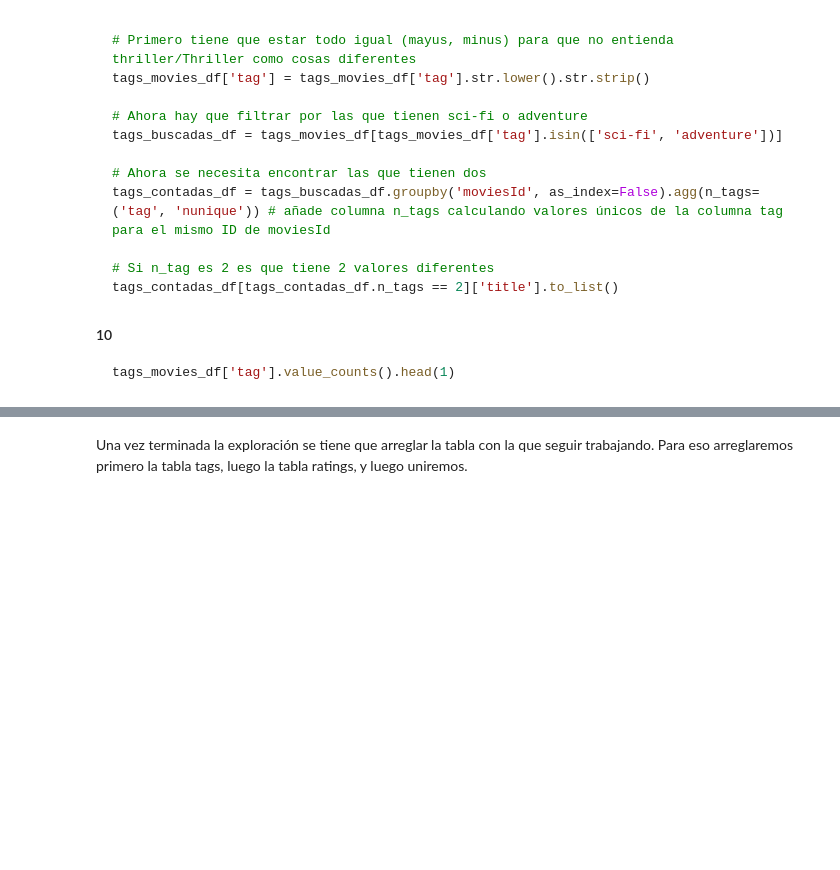
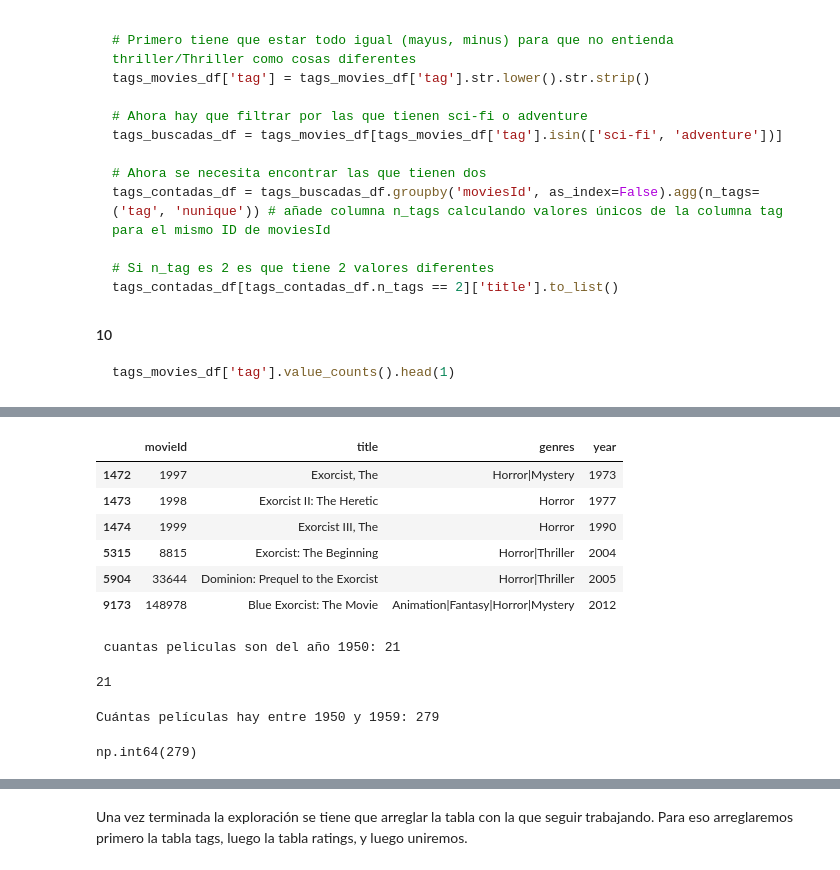
Before and after one commit to Ameisin/tc-sprint03-04-peliculas, a Jupyter notebook: Team_Challenge_sprint03_04.ipynb, the cells around one changed output, grey strips where cells are left out. Saved outputs shown, nothing was run; the diff lists cells and outputs as text; code cells hidden in the pictures; blank space fills up the shorter version.

```diff
--- a/Team_Challenge_sprint03_04.ipynb
+++ b/Team_Challenge_sprint03_04.ipynb
@@ -619,14 +662,28 @@ movies_df['title'].value_counts().nlargest(3)
 # %%
 # 5- Películas con "Exorcist" ordenadas de la más antigua a la más moderna.
-movies_df.loc[movies_df.title.str.contains("Exorcist", case=False, na=False), :].sort_values('year_from_title')
+movies_df.loc[movies_df.title.str.contains("Exorcist", case=False, na=False), :].sort_values('year')
+# %% [output]
+|  | movieId | title | genres | year |
+| 1472 | 1997 | Exorcist, The | Horror|Mystery | 1973 |
+| 1473 | 1998 | Exorcist II: The Heretic | Horror | 1977 |
+| 1474 | 1999 | Exorcist III, The | Horror | 1990 |
+| 5315 | 8815 | Exorcist: The Beginning | Horror|Thriller | 2004 |
+| 5904 | 33644 | Dominion: Prequel to the Exorcist | Horror|Thriller | 2005 |
+| 9173 | 148978 | Blue Exorcist: The Movie | Animation|Fantasy|Horror|Mystery | 2012 |
 # %%
 # 6- Cuántas con año 1950
-print(f" cuantas peliculas son del año 1950: {(movies_df["year_from_title"]==1950).sum()}")
-movies_df[movies_df.year_from_title == 1950].shape[0]
+print(f" cuantas peliculas son del año 1950: {(movies_df["year"]==1950).sum()}")
+movies_df[movies_df.year == 1950].shape[0]
+# %% [output]
+ cuantas peliculas son del año 1950: 21
+21
 # %%
 # 7- Cuántas entre 1950 y 1959 inclusive
-print(f"Cuántas películas hay entre 1950 y 1959: {((movies_df['year_from_title'] >= 1950) & (movies_df['year_from_title'] <= 1959)).sum()}")
-movies_df.year_from_title.between(1950, 1959).sum()
+print(f"Cuántas películas hay entre 1950 y 1959: {((movies_df['year'] >= 1950) & (movies_df['year'] <= 1959)).sum()}")
+movies_df.year.between(1950, 1959).sum()
+# %% [output]
+Cuántas películas hay entre 1950 y 1959: 279
+np.int64(279)
 # %%
 # 8- Año de la pelicula con titulo exacto Batam
 movies_df[movies_df.title == "Batman"]['year']
```
Also changed, not shown: parts of 12 cells of this notebook.
